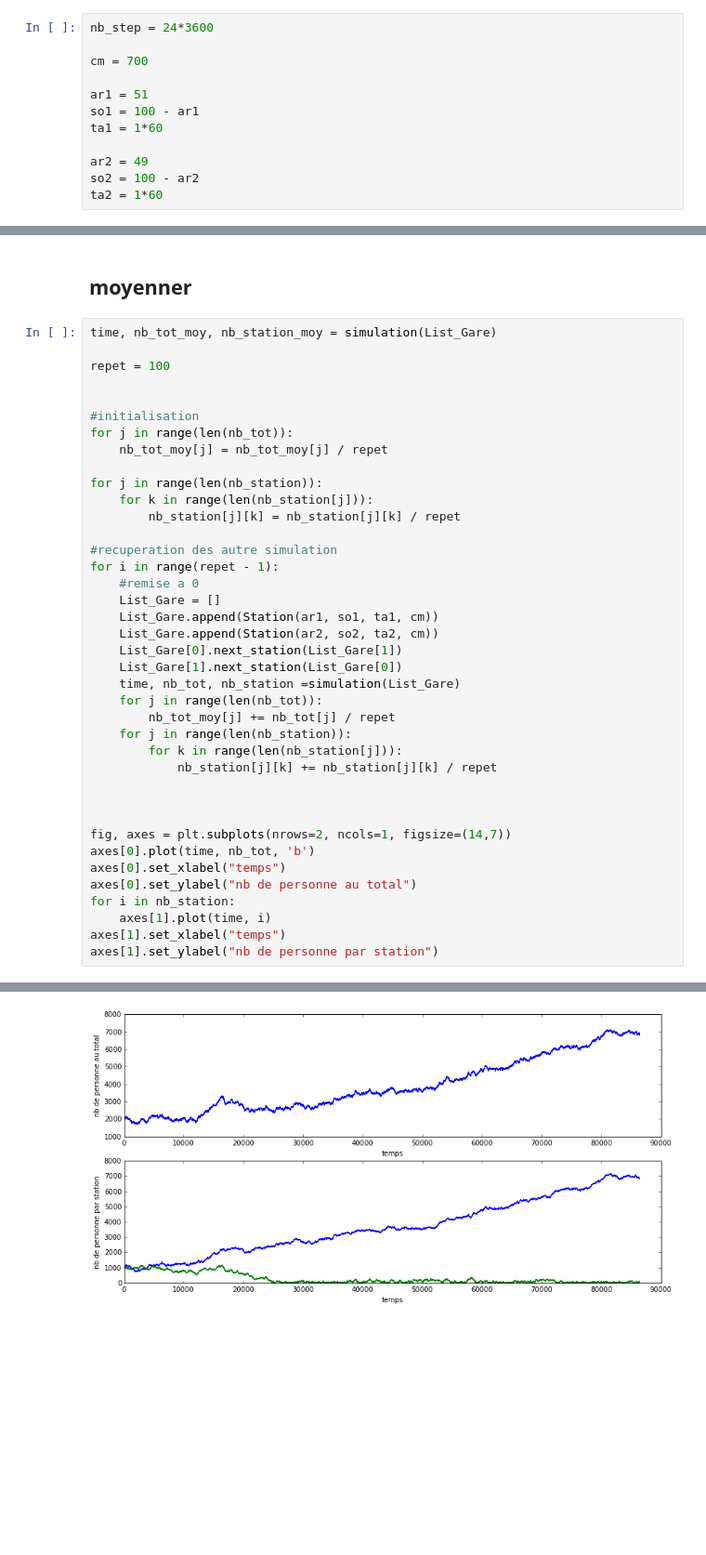
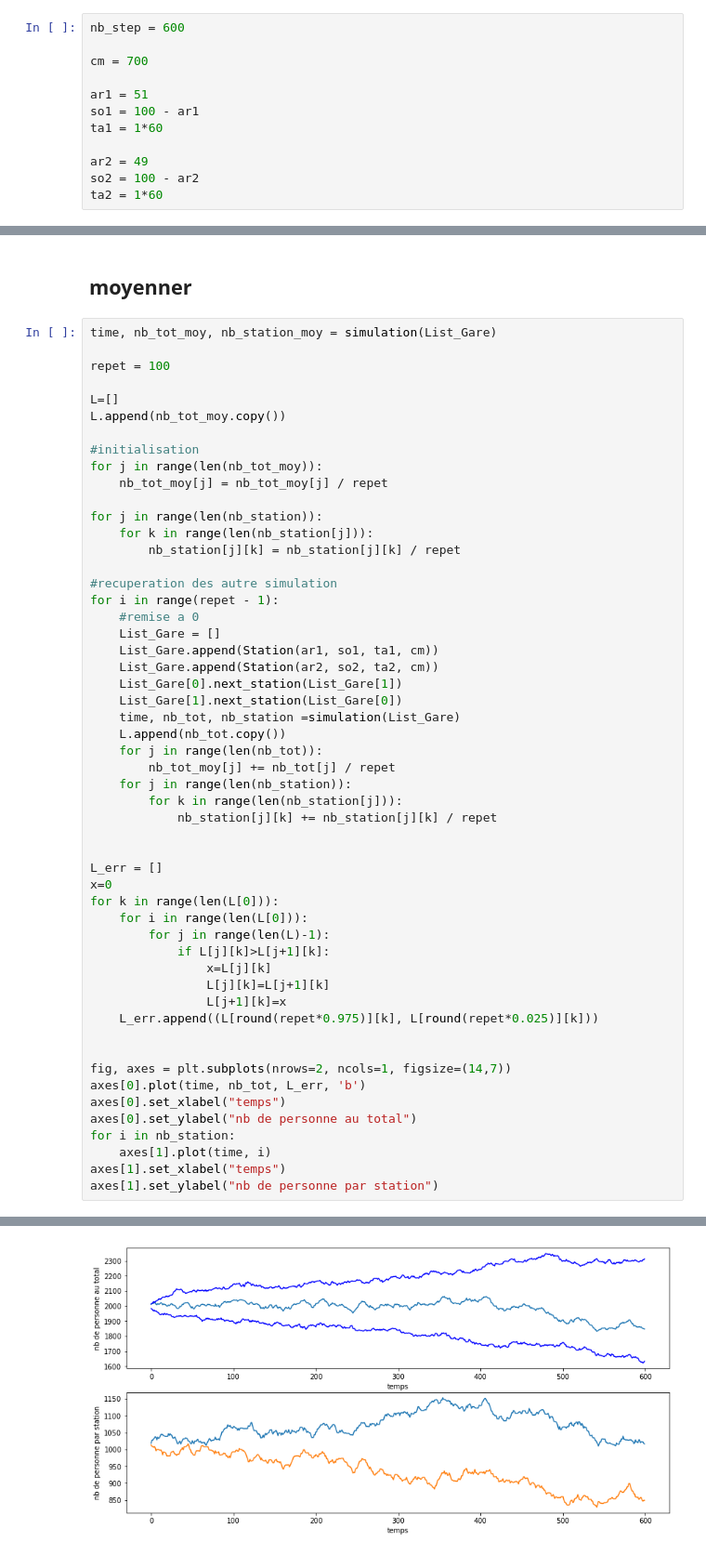
Before and after one commit to are00dynamic-2018/RATP_Project, a Jupyter notebook: src/RATP_notebook.ipynb, the cells around one changed output, grey strips where cells are left out. Shown: that part at 93% size. Saved outputs shown, nothing was run; the diff lists cells and outputs as text; blank space fills up the shorter version.

```diff
--- a/src/RATP_notebook.ipynb
+++ b/src/RATP_notebook.ipynb
@@ -78,7 +78,7 @@ class Station:
     def next_station(self, station):
         self.next_s = station
 # %%
-nb_step = 24*3600
+nb_step = 600
 
 cm = 700
 
@@ -145,40 +145,54 @@ time, nb_tot_moy, nb_station_moy = simulation(List_Gare)
 
 repet = 100
 
+L=[]
+L.append(nb_tot_moy.copy())
 
 #initialisation
-for j in range(len(nb_tot)):
+for j in range(len(nb_tot_moy)):
     nb_tot_moy[j] = nb_tot_moy[j] / repet
 
 for j in range(len(nb_station)):
     for k in range(len(nb_station[j])):
         nb_station[j][k] = nb_station[j][k] / repet
 
 #recuperation des autre simulation
 for i in range(repet - 1):
     #remise a 0
     List_Gare = []
     List_Gare.append(Station(ar1, so1, ta1, cm))
     List_Gare.append(Station(ar2, so2, ta2, cm))
     List_Gare[0].next_station(List_Gare[1])
     List_Gare[1].next_station(List_Gare[0])
     time, nb_tot, nb_station =simulation(List_Gare)
+    L.append(nb_tot.copy())
     for j in range(len(nb_tot)):
         nb_tot_moy[j] += nb_tot[j] / repet
     for j in range(len(nb_station)):
         for k in range(len(nb_station[j])):
             nb_station[j][k] += nb_station[j][k] / repet
 
 
+L_err = []
+x=0
+for k in range(len(L[0])):
+    for i in range(len(L[0])):
+        for j in range(len(L)-1):
+            if L[j][k]>L[j+1][k]:
+                x=L[j][k]
+                L[j][k]=L[j+1][k]
+                L[j+1][k]=x
+    L_err.append((L[round(repet*0.975)][k], L[round(repet*0.025)][k]))
+
 
 fig, axes = plt.subplots(nrows=2, ncols=1, figsize=(14,7))
-axes[0].plot(time, nb_tot, 'b')
+axes[0].plot(time, nb_tot, L_err, 'b')
 axes[0].set_xlabel("temps")
 axes[0].set_ylabel("nb de personne au total")
 for i in nb_station:
     axes[1].plot(time, i)
 axes[1].set_xlabel("temps")
 axes[1].set_ylabel("nb de personne par station")
 # %% [output]
 <matplotlib.text.Text at 0x...>
-[figure, old version]
+[figure, new version]
```
Also changed, not shown: parts of 1 cell of this notebook.
